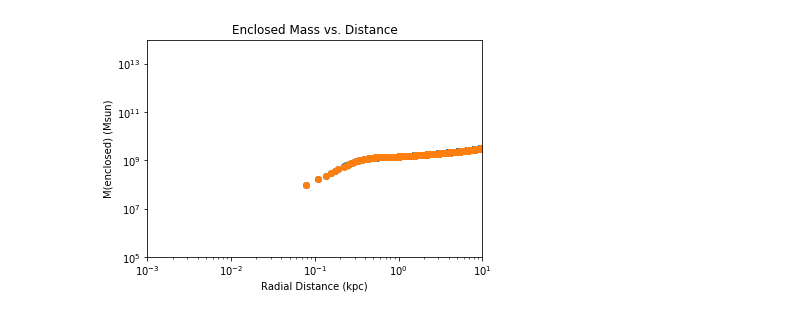
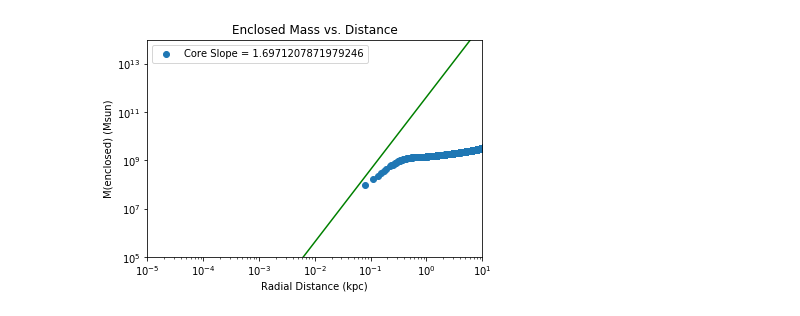
Before and after one commit to mnotis/FDM2020, a Jupyter notebook: Enclosed Mass.ipynb, the cells around one changed output. Cells and saved outputs as stored; diff of their text form; code cells hidden in the pictures.

```diff
--- a/Enclosed Mass.ipynb
+++ b/Enclosed Mass.ipynb
@@ -95,7 +100,7 @@ def mass_profile_file(file_path):
         m_enc[i] = sum
     return dist, m_enc
 # %%
-def radial_plotter(file_path, c):
+def radial_plotter(file_path):
     test = mass_profile_file(file_path)
     plt.scatter(test[0], test[1])
     plt.xscale('log')
@@ -104,14 +109,29 @@ def radial_plotter(file_path, c):
     plt.ylabel('M(enclosed) (Msun)')
     plt.title('Enclosed Mass vs. Distance')
     plt.ylim(10**(5), 10**(14))
-    plt.xlim(10**(-3), 10**(1))
+    plt.xlim(10**(-5), 10**(1))
+
+    del_x = np.log10(test[0][6]) - np.log10(test[0][1])
+    del_y = np.log10(test[1][6]) - np.log10(test[1][1])
+    slope = del_y/del_x
+    plt.legend(['Core Slope = ' + str(slope)])
-# %%
-#testing
-pathInf = '/mnt/c/Users/Noah Notis/Dropbox/USRP2020_Noah/src/FDM2020/rad_files/fInfL20T4n400r256/rad_filesradial0400.h5'
-path4 = '/mnt/c/Users/Noah Notis/Dropbox/USRP2020_Noah/src/FDM2020/rad_files/f4L20T4n400r256/radial0400.h5'
-path1 = '/mnt/c/Users/Noah Notis/Dropbox/USRP2020_Noah/src/FDM2020/rad_files/f1L20T4n400r256/radial0400.h5'
-radial_plotter(pathInf, 'r-')
-radial_plotter(path4, 'g--')
-#radial_plotter(path1, 'b--')
-# %% [output]
-[figure, removed]
+# %%
+#testing
+pathInf = '/mnt/c/Users/Noah Notis/Dropbox/USRP2020_Noah/src/FDM2020/rad_files/fInfL20T4n400r256/rad_filesradial0400.h5'
+radial_plotter(pathInf)
+test_r = np.linspace(0, 1000, 1000000)
+cubic =  10**(11)*(4/3)*np.pi*(test_r**3)
+plt.plot(test_r,cubic, 'g')
+del_x = np.log10(test_r[800000]) - np.log10(test_r[200000])
+del_y = np.log10(cubic[800000])- np.log10(cubic[200000])
+slope = del_y/del_x
+#radial_plotter(path4, 'g--')
+#radial_plotter(path1, 'b--')
+
+test_r = np.linspace(0, 15, 10000)
+cubic = (4/3)*np.pi*(test_r**3)
+plt.plot(test_r,cubic, 'g')
+plt.savefig('/mnt/c/Users/Noah Notis/Dropbox/USRP2020_Noah/src/FDM2020/enclosed_mass/r256/fInf.png')
+plt.show()
+# %% [output]
+[figure, added]
```
Also changed, not shown: parts of 6 cells of this notebook, 5 other files.
